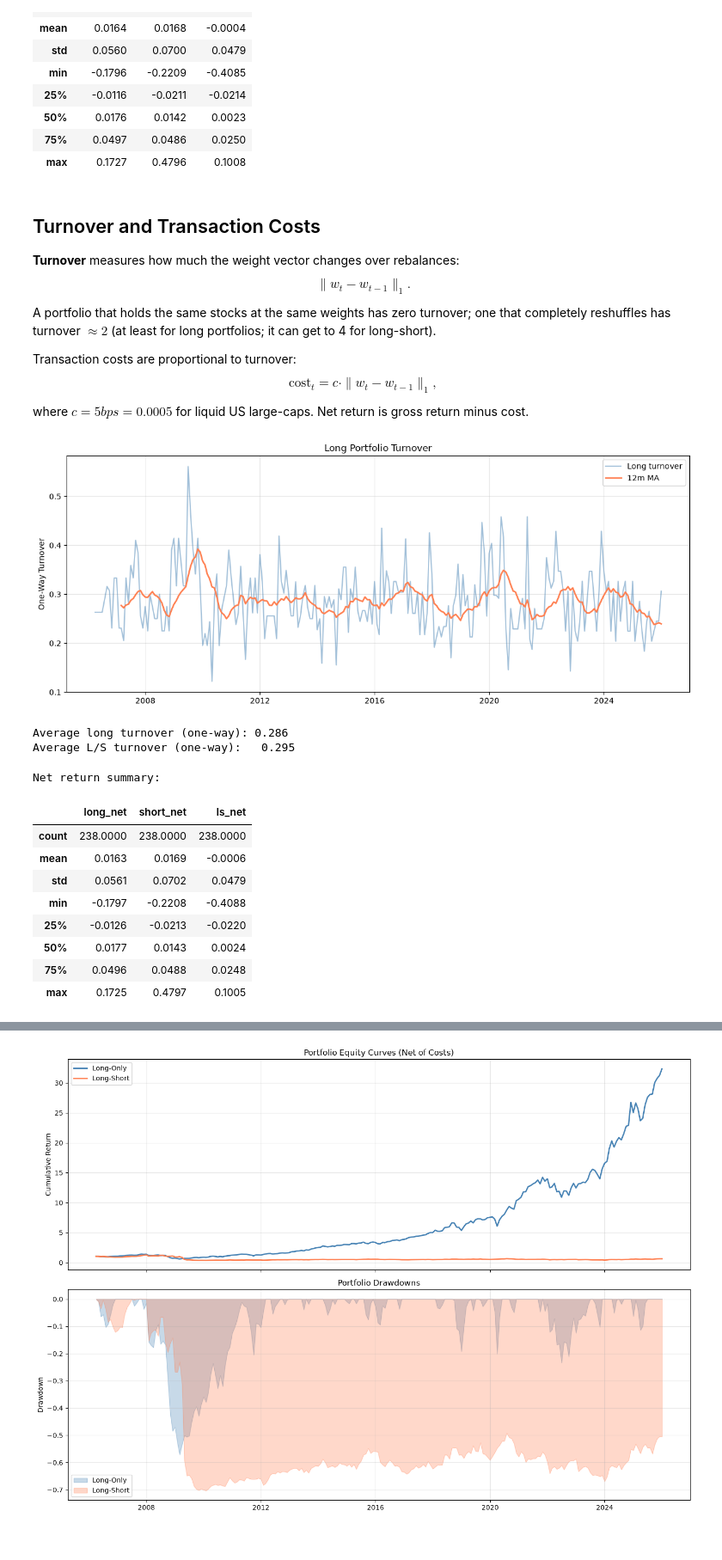
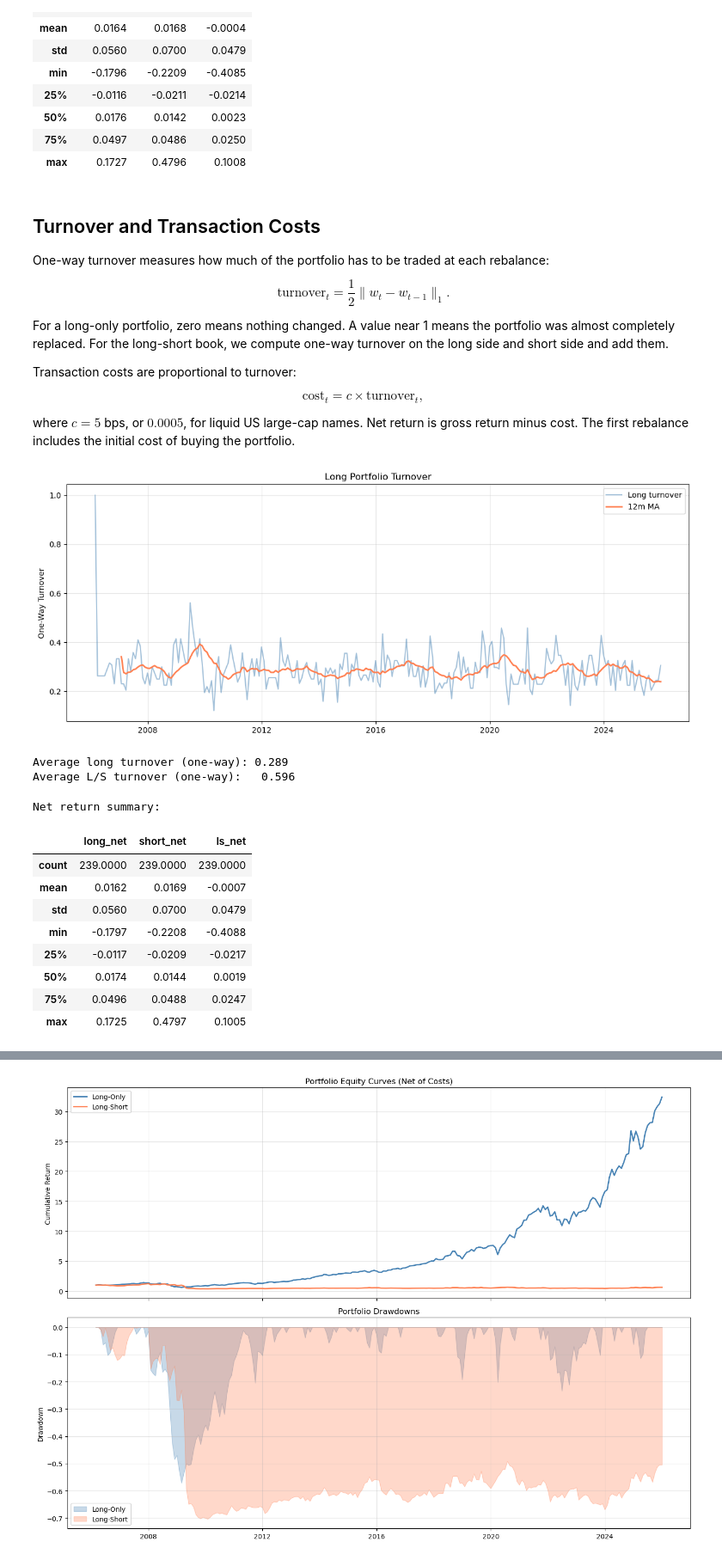
Before and after one commit to psark007/Factor-Risk-Decomposition, a Jupyter notebook: notebooks/04_backtest_and_performance.ipynb, the cells around one changed output, grey strips where cells are left out. Shown at 86% size. Cells and saved outputs as stored; diff of their text form; code cells hidden in the pictures.

```diff
--- a/notebooks/04_backtest_and_performance.ipynb
+++ b/notebooks/04_backtest_and_performance.ipynb
@@ -261,61 +246,76 @@ Number of rebalances: 239
 # %% [markdown]
 ## Turnover and Transaction Costs
 
-**Turnover** measures how much the weight vector changes over rebalances:
-$$ \|w_t - w_{t-1}\|_1. $$
-A portfolio that holds the same stocks at the same weights has zero turnover; one that completely reshuffles has turnover $\approx 2$ (at least for long portfolios; it can get to 4 for long-short).
+One-way turnover measures how much of the portfolio has to be traded at each rebalance:
+
+$$\text{turnover}_t=\frac{1}{2}\|w_t-w_{t-1}\|_1.$$
+
+For a long-only portfolio, zero means nothing changed. A value near 1 means the portfolio was almost completely replaced. For the long-short book, we compute one-way turnover on the long side and short side and add them.
 
 Transaction costs are proportional to turnover:
-$$ \text{cost}_t = c\cdot \|w_t - w_{t-1}\|_1, $$
-where $c = 5 bps = 0.0005$ for liquid US large-caps. Net return is gross return minus cost.
+
+$$\text{cost}_t=c\times\text{turnover}_t,$$
+
+where $c=5$ bps, or $0.0005$, for liquid US large-cap names. Net return is gross return minus cost. The first rebalance includes the initial cost of buying the portfolio.
 # %%
 """
 ==================================
 Compute one-way turnover at each rebalance
 ==================================
 """
+def _equal_weight_vector(holdings):
+    """Equal-weight vector for a list of holdings."""
+    if len(holdings) == 0:
+        return pd.Series(dtype=float)
+    return pd.Series(1.0 / len(holdings), index=pd.Index(holdings), dtype=float)
+
 def compute_turnover(holdings_series):
-    """Compute one-way turnover between consecutive rebalances."""
-    turnovers = [np.nan]  # First period has no prior
-    for i in range(1, len(holdings_series)):
-        prev = set(holdings_series.iloc[i-1])
-        curr = set(holdings_series.iloc[i])
-        # One-way turnover: fraction of portfolio that changed
-        turnover = 1 - len(prev & curr) / len(curr) if len(curr) > 0 else 0
-        turnovers.append(turnover)
+    """Compute one-way turnover from actual target weight vectors."""
+    turnovers = []
+    prev_w = None
+    for holdings in holdings_series:
+        curr_w = _equal_weight_vector(holdings)
+        if curr_w.empty:
+            turnover = 0.0
+        elif prev_w is None or prev_w.empty:
+            turnover = curr_w.abs().sum()  # initial buy into the portfolio
+        else:
+            names = prev_w.index.union(curr_w.index)
+            turnover = (curr_w.reindex(names, fill_value=0.0) - prev_w.reindex(names, fill_value=0.0)).abs().sum() / 2.0
+        turnovers.append(float(turnover))
+        prev_w = curr_w
     return pd.Series(turnovers, index=holdings_series.index)
 
 df_port['long_turnover'] = compute_turnover(df_port['long_holdings'])
 df_port['short_turnover'] = compute_turnover(df_port['short_holdings'])
-df_port['ls_turnover'] = (df_port['long_turnover'] + df_port['short_turnover']) / 2
+df_port['ls_turnover'] = df_port['long_turnover'] + df_port['short_turnover']
 
 fig, ax = plt.subplots(figsize=(12, 5))
 ax.plot(df_port.index, df_port['long_turnover'], color='steelblue', alpha=0.5, label='Long turnover')
 ax.plot(df_port.index, df_port['long_turnover'].rolling(12).mean(), color='coral', linewidth=2, label='12m MA')
 ax.set_ylabel('One-Way Turnover')
 ax.set_title('Long Portfolio Turnover')
 ax.legend()
 ax.grid(alpha=0.3)
 
 plt.tight_layout()
 plt.savefig('../images/04_backtest/turnover.png', dpi=150, bbox_inches='tight')
 plt.show()
 
 print(f"Average long turnover (one-way): {df_port['long_turnover'].mean():.3f}")
 print(f"Average L/S turnover (one-way):   {df_port['ls_turnover'].mean():.3f}")
 # %% [output]
-[figure, old version]
+[figure, new version]
-Average long turnover (one-way): 0.286
-Average L/S turnover (one-way):   0.295
+Average long turnover (one-way): 0.289
+Average L/S turnover (one-way):   0.596
 # %%
 """
 ==================================
 Apply transaction costs
 ==================================
 
-Cost = turnover * one-way cost in bps / 10000.
-Round-trip cost = 2 * one-way, but we apply one-way cost to each side's
-turnover, which effectively gives round-trip on the changing portion.
+Cost = one-way turnover * cost in bps / 10000.
+For the long-short book, long and short costs are applied separately.
 """
 tc = TRANSACTION_COST_BPS / 10000  # 5 bps = 0.0005
 
@@ -341,13 +341,13 @@ display(df_port[['long_net', 'short_net', 'ls_net']].describe().round(4))
 # %% [output]
 Net return summary:
 |  | long_net | short_net | ls_net |
-| count | 238.0000 | 238.0000 | 238.0000 |
-| mean | 0.0163 | 0.0169 | -0.0006 |
-| std | 0.0561 | 0.0702 | 0.0479 |
+| count | 239.0000 | 239.0000 | 239.0000 |
+| mean | 0.0162 | 0.0169 | -0.0007 |
+| std | 0.0560 | 0.0700 | 0.0479 |
 | min | -0.1797 | -0.2208 | -0.4088 |
-| 25% | -0.0126 | -0.0213 | -0.0220 |
-| 50% | 0.0177 | 0.0143 | 0.0024 |
-| 75% | 0.0496 | 0.0488 | 0.0248 |
+| 25% | -0.0117 | -0.0209 | -0.0217 |
+| 50% | 0.0174 | 0.0144 | 0.0019 |
+| 75% | 0.0496 | 0.0488 | 0.0247 |
 | max | 0.1725 | 0.4797 | 0.1005 |
 # %% [markdown]
 ## Performance Metrics
```
Also changed, not shown: parts of 23 cells of this notebook, 22 other files.
